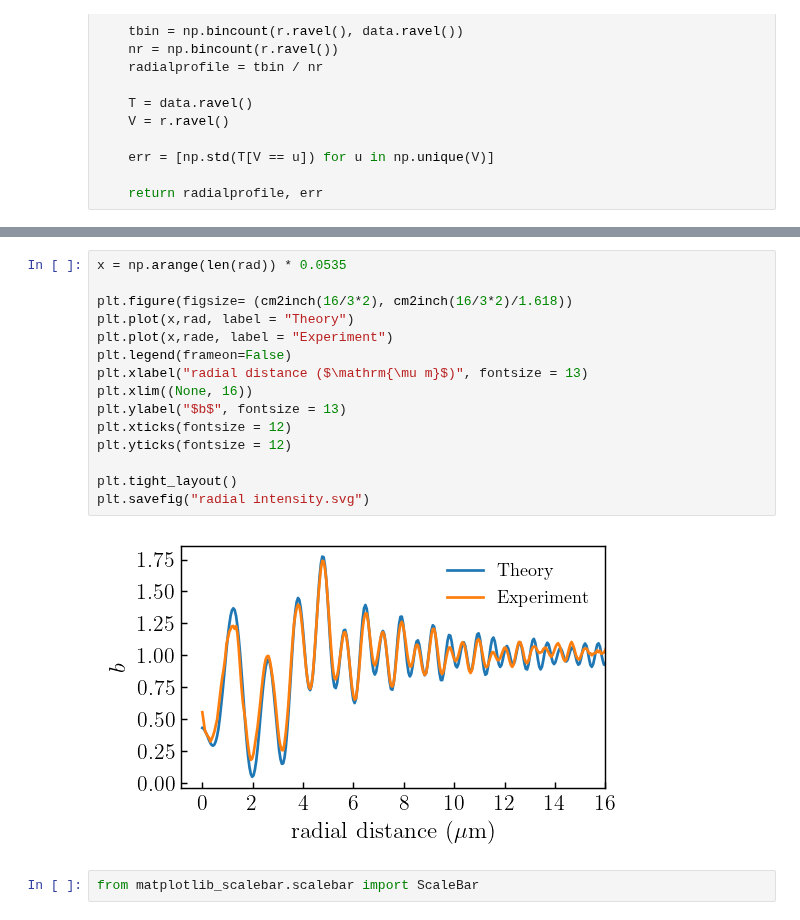
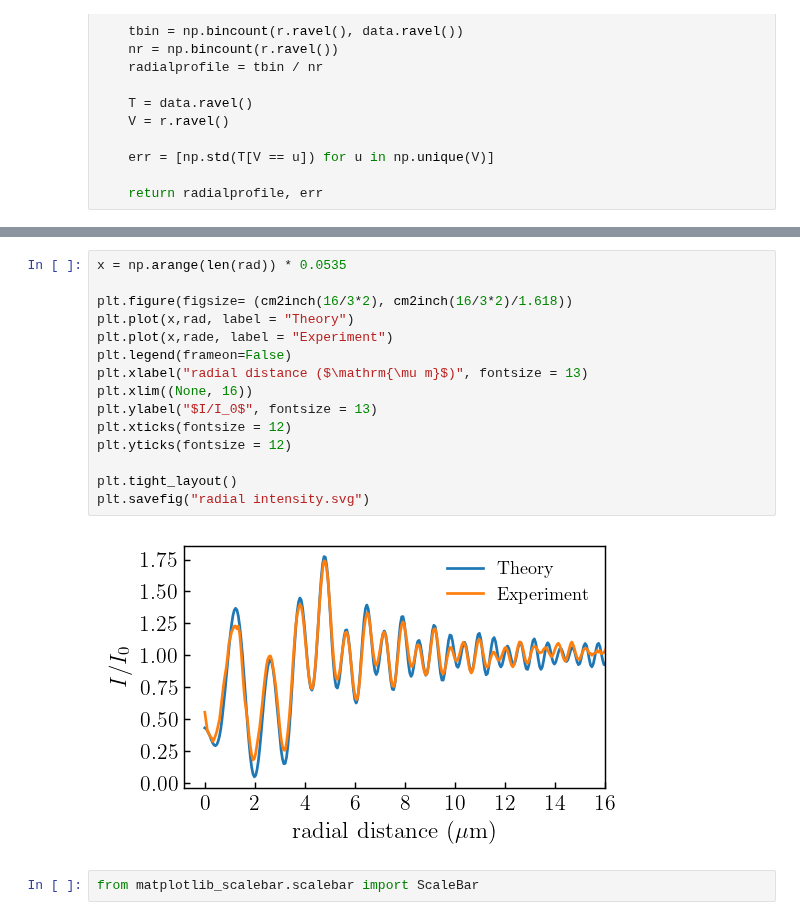
Before and after one commit to eXpensia/Confined-Brownian-Motion, a Jupyter notebook: 02_body/chapter2/images/lorenz_mie_fit_demo/demo_fit.ipynb, the cells around one changed output, grey strips where cells are left out. Saved outputs shown, nothing was run; the diff lists cells and outputs as text.

```diff
--- a/02_body/chapter2/images/lorenz_mie_fit_demo/demo_fit.ipynb
+++ b/02_body/chapter2/images/lorenz_mie_fit_demo/demo_fit.ipynb
@@ -193,20 +197,20 @@ rade, erre = radial_profile(data_holo.data[0,:,:])
 # %%
 x = np.arange(len(rad)) * 0.0535
 
 plt.figure(figsize= (cm2inch(16/3*2), cm2inch(16/3*2)/1.618))
 plt.plot(x,rad, label = "Theory")
 plt.plot(x,rade, label = "Experiment")
 plt.legend(frameon=False)
 plt.xlabel("radial distance ($\mathrm{\mu m}$)", fontsize = 13)
 plt.xlim((None, 16))
-plt.ylabel("$b$", fontsize = 13)
+plt.ylabel("$I/I_0$", fontsize = 13)
 plt.xticks(fontsize = 12)
 plt.yticks(fontsize = 12)
 
 plt.tight_layout()
 plt.savefig("radial intensity.svg")
 # %% [output]
-[figure, old version]
+[figure, new version]
 # %%
 from matplotlib_scalebar.scalebar import ScaleBar
 # %%
```
Also changed, not shown: parts of 15 cells of this notebook, 13 other files.
